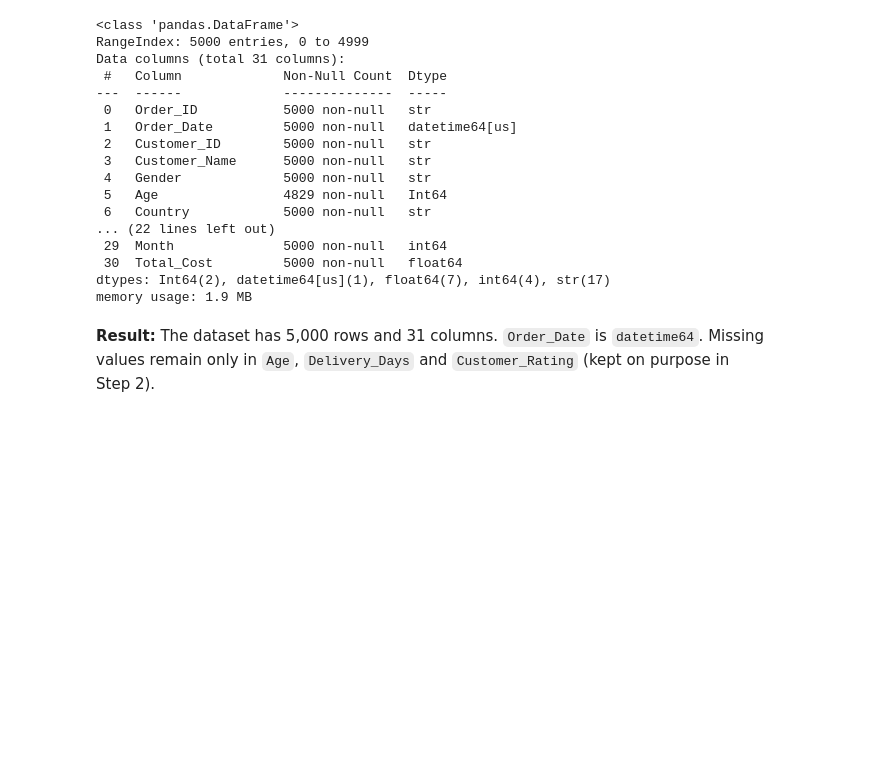
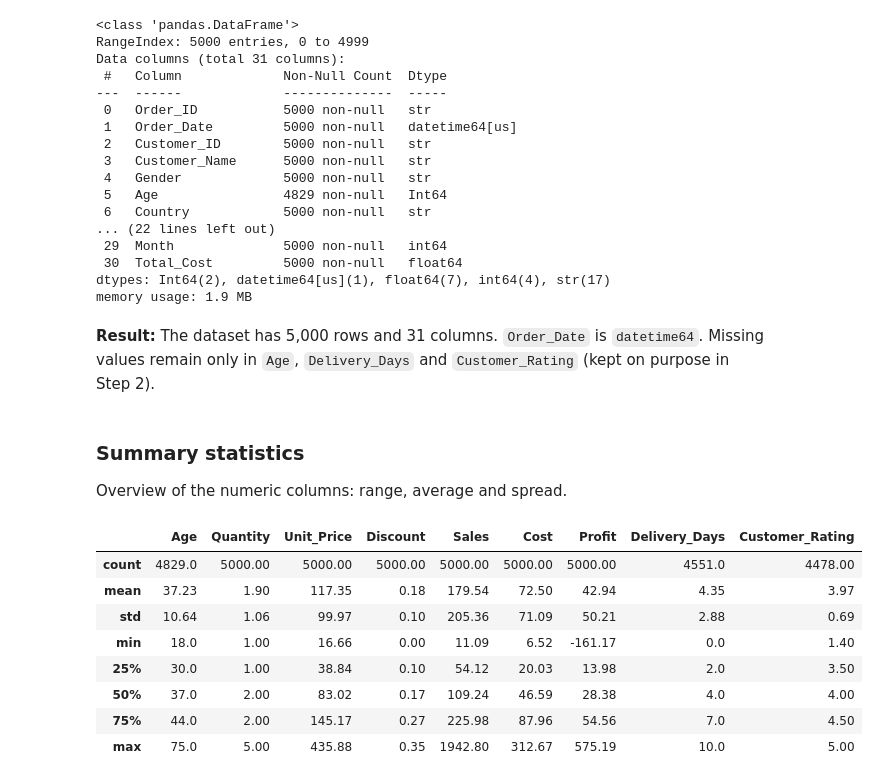
Before and after one commit to ariful3551/Ecommerce-Orders-Analysis, a Jupyter notebook: notebooks/03_eda_visualization.ipynb, the cells around one changed output. Drawn from its saved outputs; the diff is of its cells as text; code cells hidden in the pictures; blank space fills up the shorter version.

```diff
--- a/notebooks/03_eda_visualization.ipynb
+++ b/notebooks/03_eda_visualization.ipynb
@@ -56,3 +56,19 @@ dtypes: Int64(2), datetime64[us](1), float64(7), int64(4), str(17)
 memory usage: 1.9 MB
 # %% [markdown]
 **Result:** The dataset has 5,000 rows and 31 columns. `Order_Date` is `datetime64`. Missing values remain only in `Age`, `Delivery_Days` and `Customer_Rating` (kept on purpose in Step 2).
+# %% [markdown]
+### Summary statistics
+Overview of the numeric columns: range, average and spread.
+# %%
+num_cols = ["Age", "Quantity", "Unit_Price", "Discount", "Sales", "Cost", "Profit", "Delivery_Days", "Customer_Rating"]
+df[num_cols].describe().round(2)
+# %% [output]
+|  | Age | Quantity | Unit_Price | Discount | Sales | Cost | Profit | Delivery_Days | Customer_Rating |
+| count | 4829.0 | 5000.00 | 5000.00 | 5000.00 | 5000.00 | 5000.00 | 5000.00 | 4551.0 | 4478.00 |
+| mean | 37.23 | 1.90 | 117.35 | 0.18 | 179.54 | 72.50 | 42.94 | 4.35 | 3.97 |
+| std | 10.64 | 1.06 | 99.97 | 0.10 | 205.36 | 71.09 | 50.21 | 2.88 | 0.69 |
+| min | 18.0 | 1.00 | 16.66 | 0.00 | 11.09 | 6.52 | -161.17 | 0.0 | 1.40 |
+| 25% | 30.0 | 1.00 | 38.84 | 0.10 | 54.12 | 20.03 | 13.98 | 2.0 | 3.50 |
+| 50% | 37.0 | 2.00 | 83.02 | 0.17 | 109.24 | 46.59 | 28.38 | 4.0 | 4.00 |
+| 75% | 44.0 | 2.00 | 145.17 | 0.27 | 225.98 | 87.96 | 54.56 | 7.0 | 4.50 |
+| max | 75.0 | 5.00 | 435.88 | 0.35 | 1942.80 | 312.67 | 575.19 | 10.0 | 5.00 |
```
Also changed, not shown: parts of 9 cells of this notebook, 1 other file.
